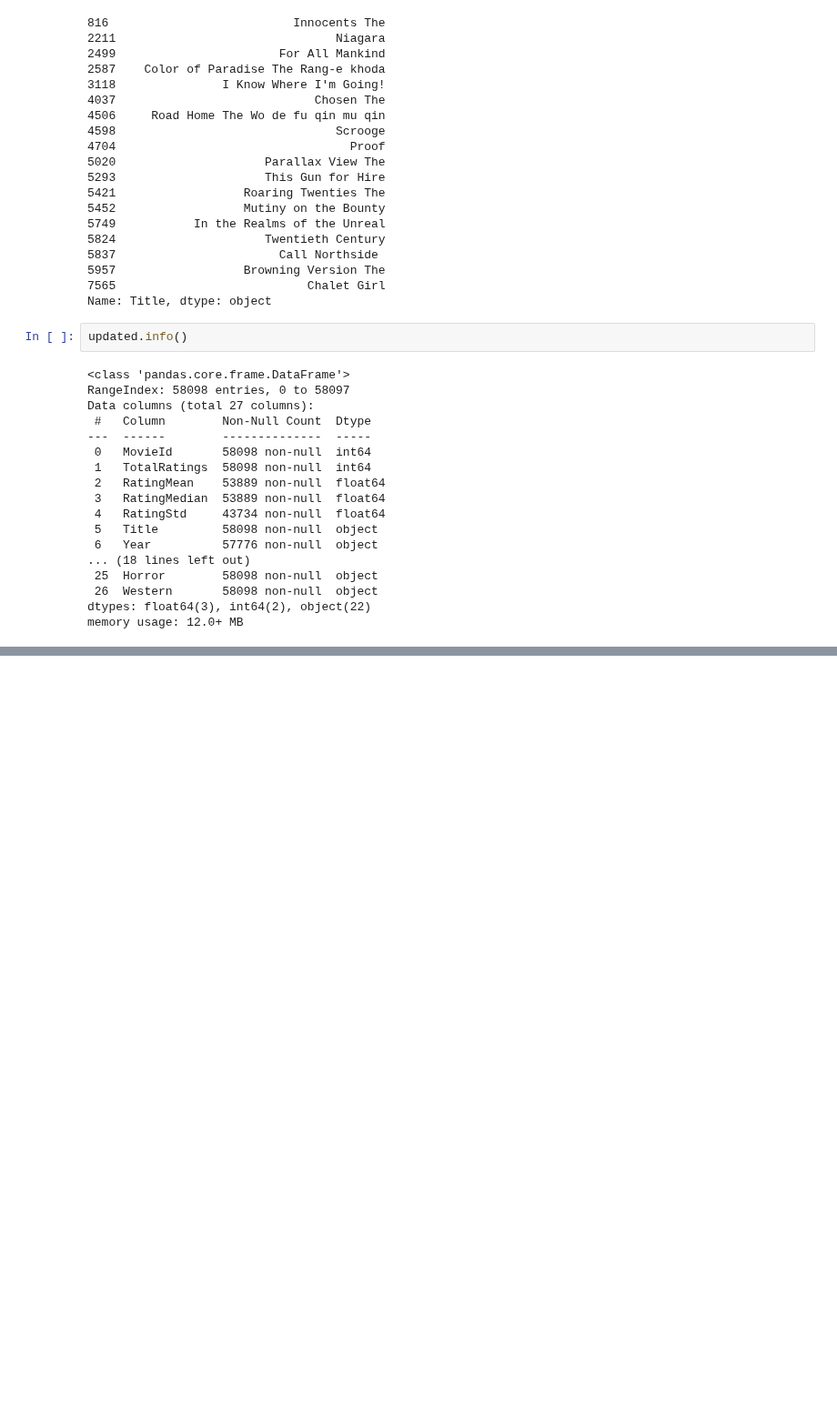
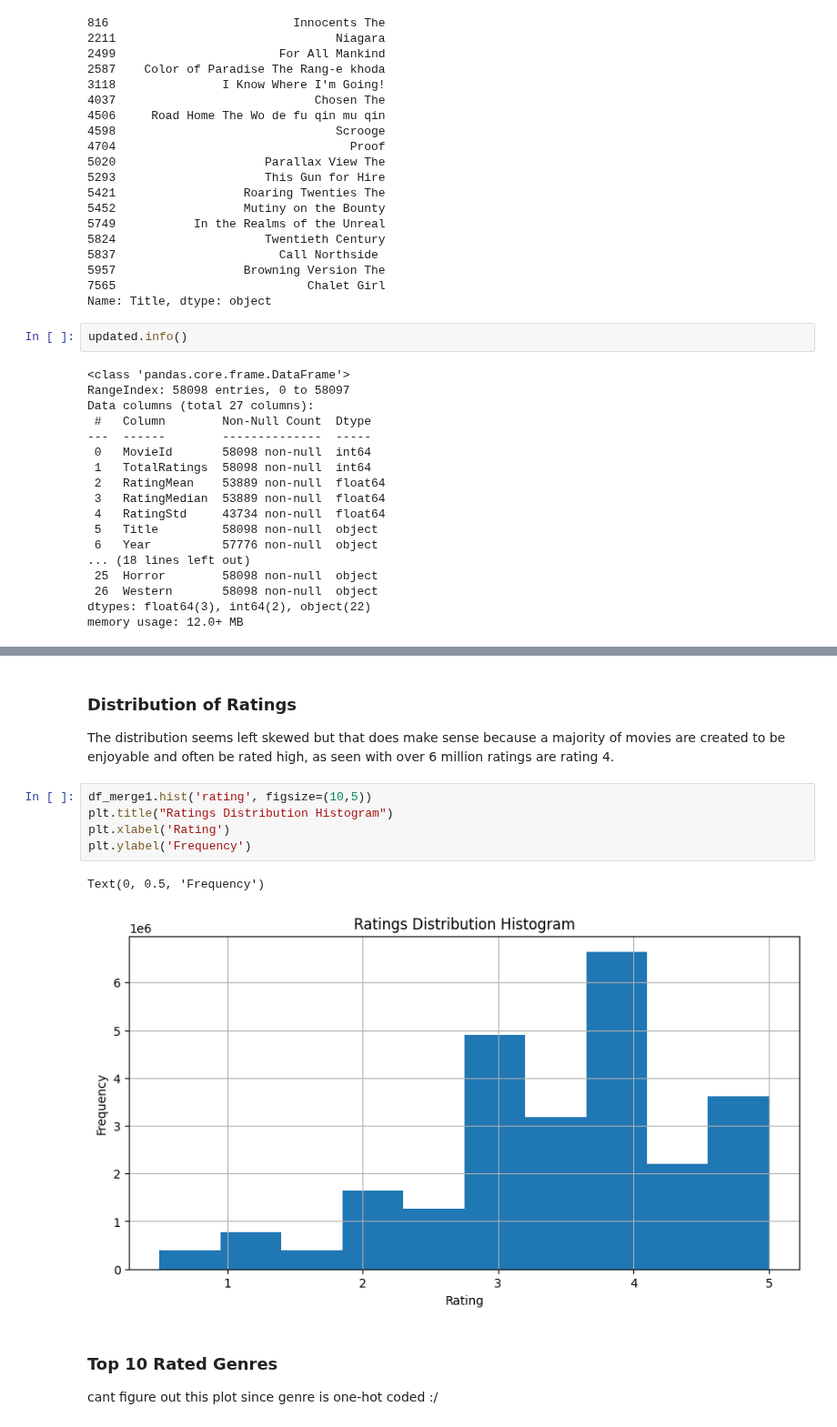
Before and after one commit to lauraah10/MachineLearning_Projects, a Jupyter notebook: Lab3_Clustering.ipynb, the cells around one changed output, grey strips where cells are left out. Shown at 91% size. Drawn from its saved outputs; the diff is of its cells as text; blank space fills up the shorter version.

```diff
--- a/Lab3_Clustering.ipynb
+++ b/Lab3_Clustering.ipynb
@@ -195,0 +308,14 @@ memory usage: 12.0+ MB
+# %% [markdown]
+### Distribution of Ratings
+The distribution seems left skewed but that does make sense because a majority of movies are created to be enjoyable and often be rated high, as seen with over 6 million ratings are rating 4.
+# %%
+df_merge1.hist('rating', figsize=(10,5))
+plt.title("Ratings Distribution Histogram")
+plt.xlabel('Rating')
+plt.ylabel('Frequency')
+# %% [output]
+Text(0, 0.5, 'Frequency')
+[figure, added]
+# %% [markdown]
+### Top 10 Rated Genres
+cant figure out this plot since genre is one-hot coded :/
```
Also changed, not shown: parts of 26 cells of this notebook.
